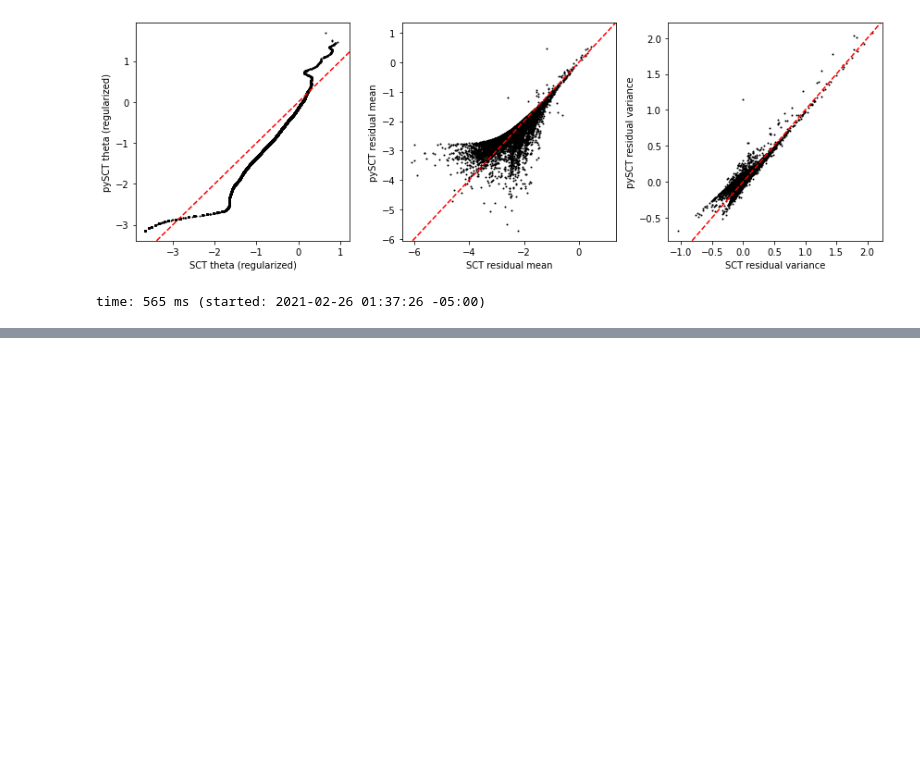
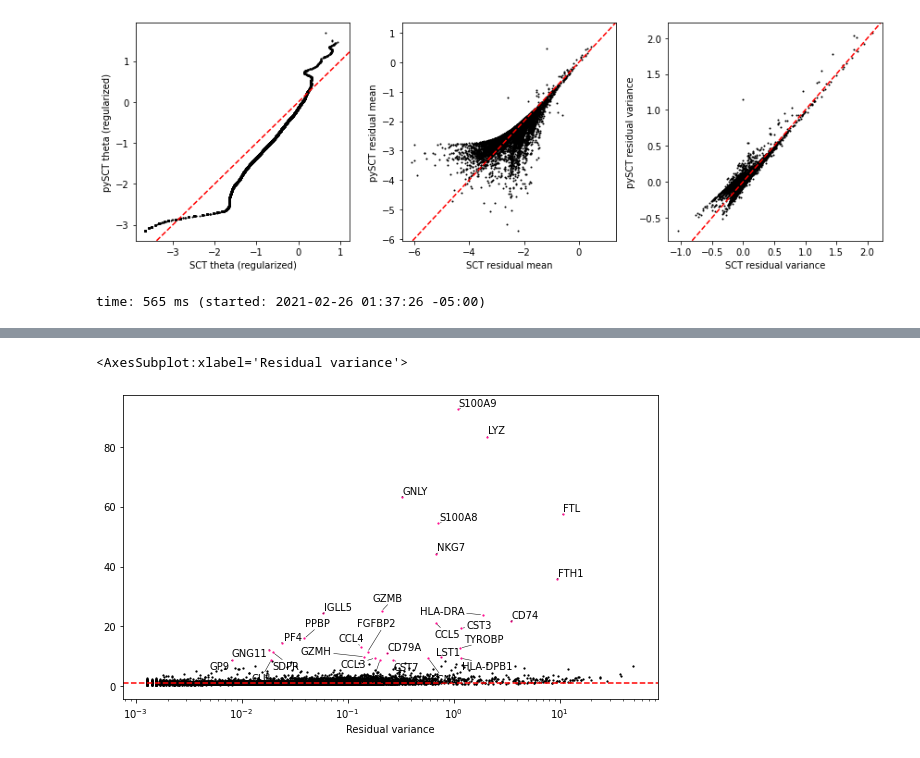
Before and after one commit to saketkc/pySCTransform, a Jupyter notebook: notebooks/demo.ipynb, the cells around one changed output, grey strips where cells are left out. Drawn from its saved outputs; the diff is of its cells as text; code cells hidden in the pictures; blank space fills up the shorter version.

```diff
--- a/notebooks/demo.ipynb
+++ b/notebooks/demo.ipynb
@@ -89,0 +118,5 @@ time: 565 ms (started: 2021-02-26 01:37:26 -05:00)
+# %%
+plot_residual_var(vst_out_3k)
+# %% [output]
+<AxesSubplot:xlabel='Residual variance'>
+[figure, added]
```
Also changed, not shown: parts of 4 cells of this notebook, 3 other files.
